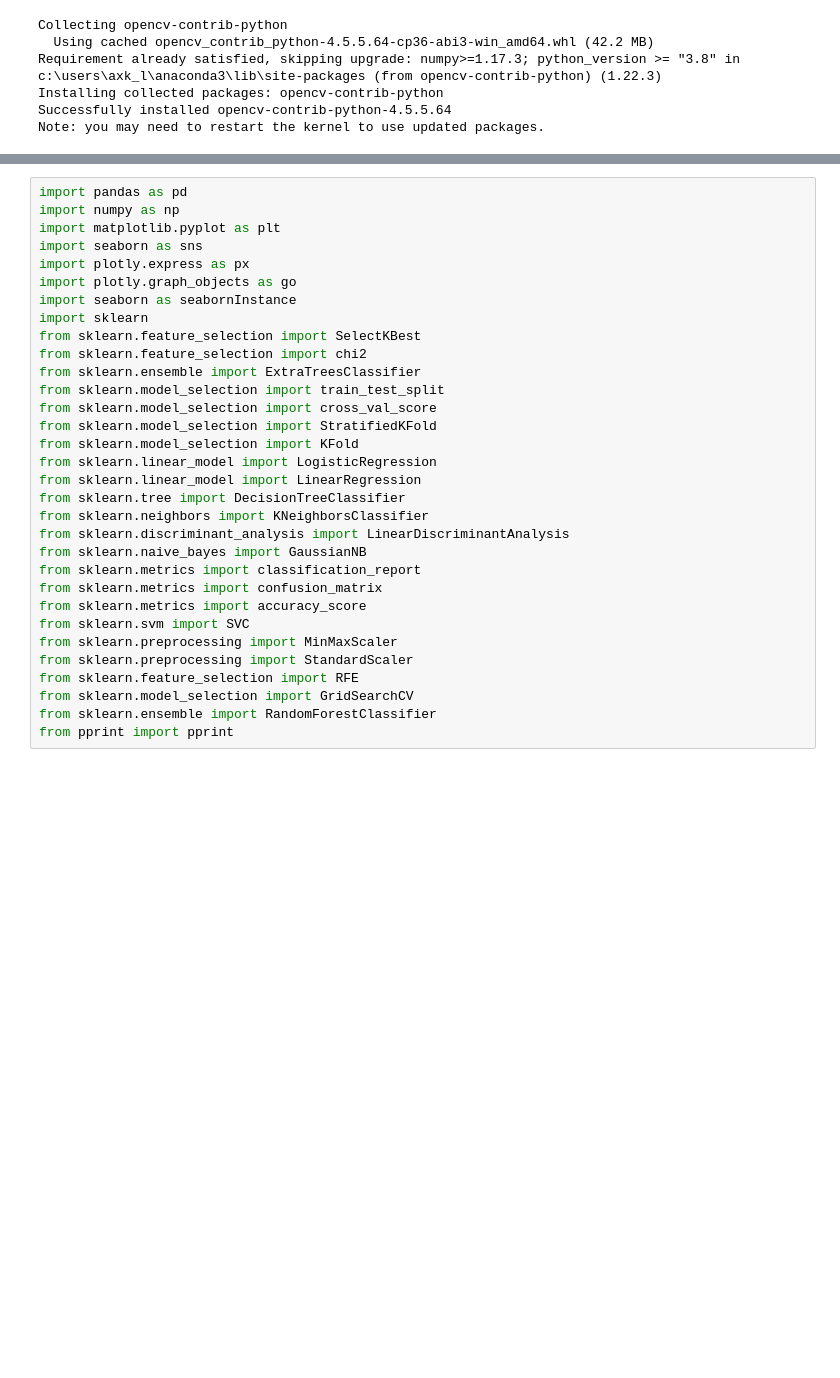
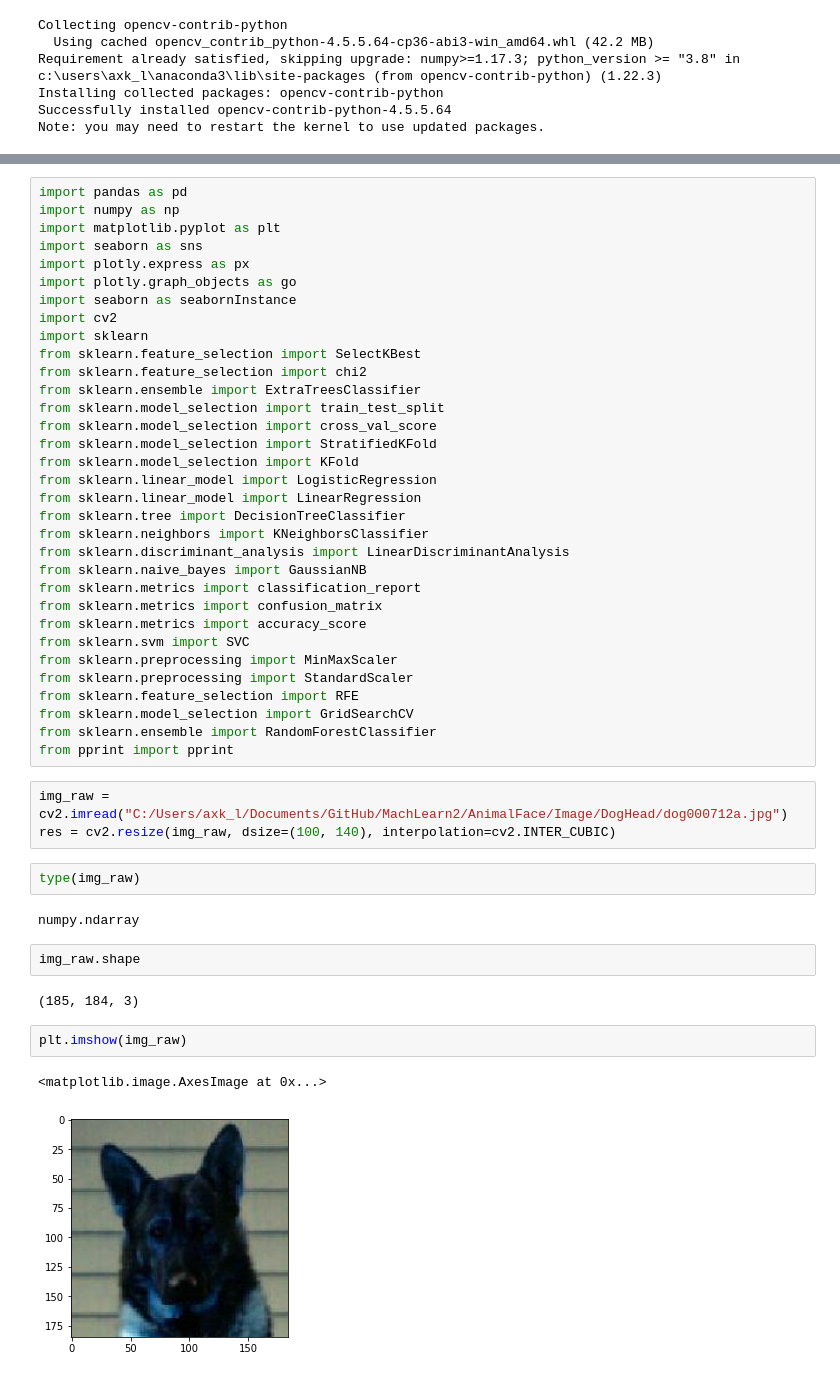
Before and after one commit to Dani-elaqh/MachLearn2, a Jupyter notebook: AlejandraQuintanilla_ML_CA2.ipynb, the cells around one changed output, grey strips where cells are left out. Cells and saved outputs as stored; diff of their text form; blank space fills up the shorter version.

```diff
--- a/AlejandraQuintanilla_ML_CA2.ipynb
+++ b/AlejandraQuintanilla_ML_CA2.ipynb
@@ -54,6 +60,7 @@ import seaborn as sns
 import plotly.express as px
 import plotly.graph_objects as go
 import seaborn as seabornInstance
+import cv2
 import sklearn
 from sklearn.feature_selection import SelectKBest
 from sklearn.feature_selection import chi2
@@ -78,3 +85,19 @@ from sklearn.feature_selection import RFE
 from sklearn.model_selection import GridSearchCV
 from sklearn.ensemble import RandomForestClassifier
 from pprint import pprint
+# %%
+img_raw = cv2.imread("C:/Users/axk_l/Documents/GitHub/MachLearn2/AnimalFace/Image/DogHead/dog000712a.jpg")
+res = cv2.resize(img_raw, dsize=(100, 140), interpolation=cv2.INTER_CUBIC)
+# %%
+type(img_raw)
+# %% [output]
+numpy.ndarray
+# %%
+img_raw.shape
+# %% [output]
+(185, 184, 3)
+# %%
+plt.imshow(img_raw)
+# %% [output]
+<matplotlib.image.AxesImage at 0x...>
+[figure, added]
```
Also changed, not shown: parts of 2 cells of this notebook.
